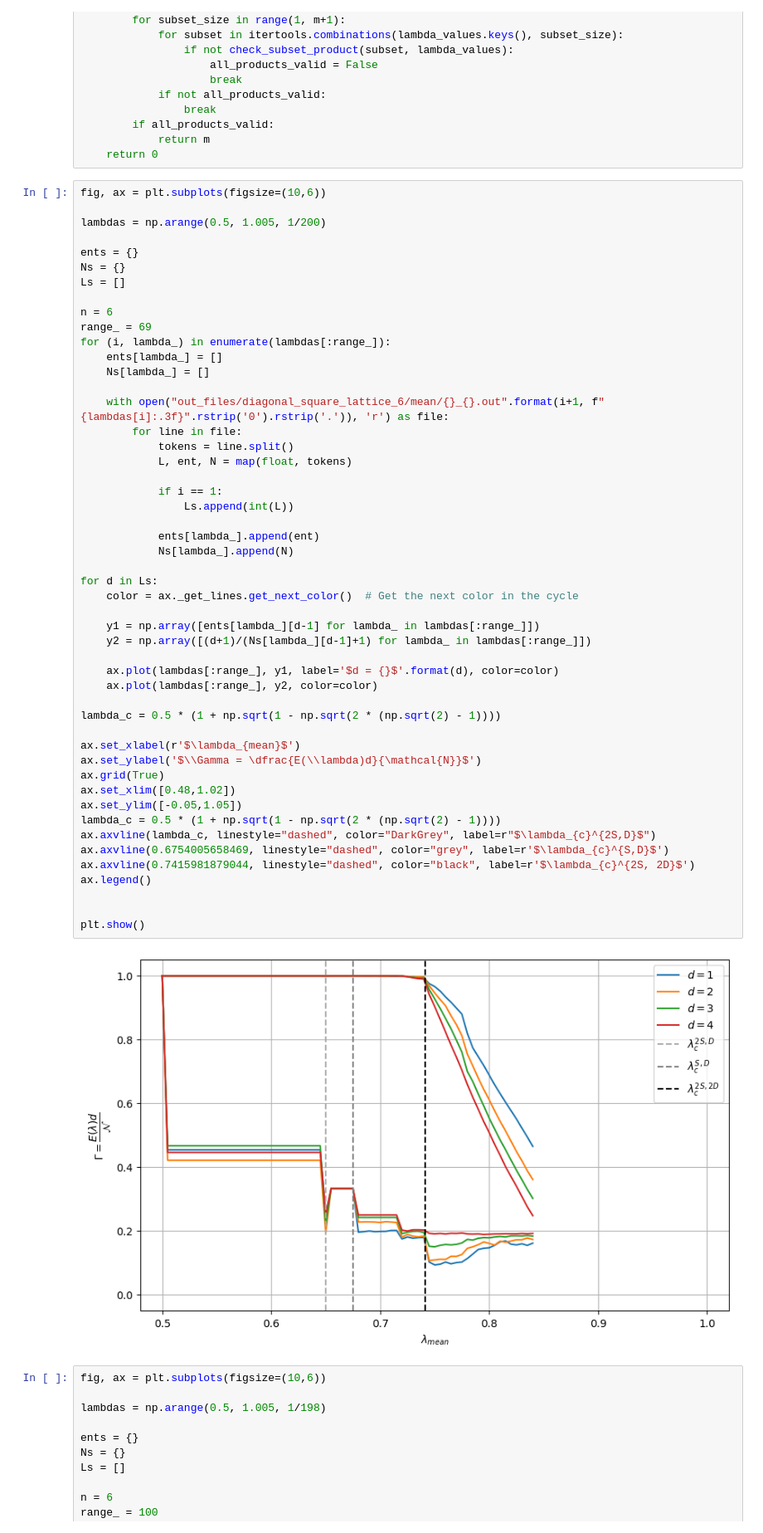
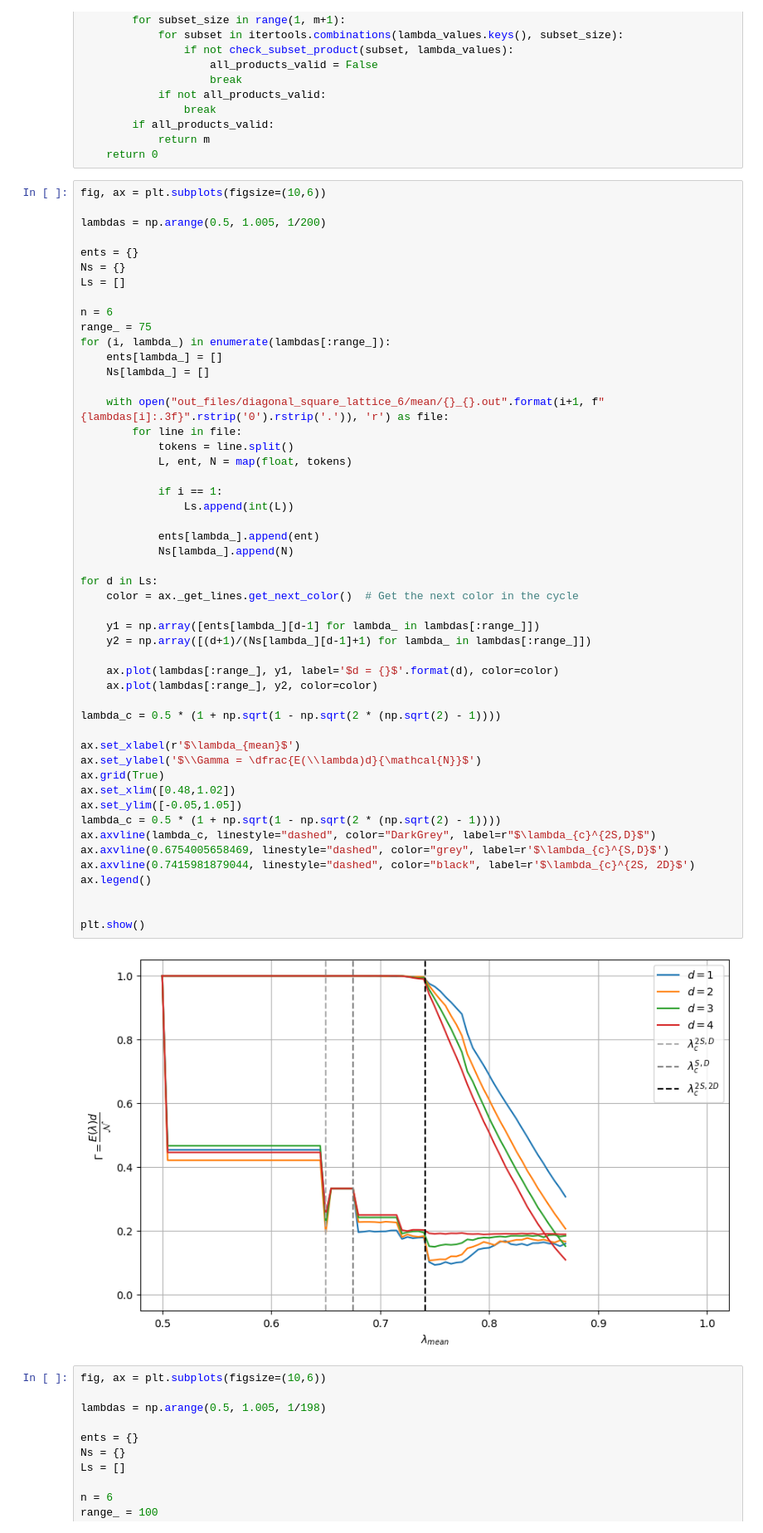
Before and after one commit to andreadegirolamo99/QNets, a Jupyter notebook: plots.ipynb, the cells around one changed output. Shown at 83% size. Drawn from its saved outputs; the diff is of its cells as text.

```diff
--- a/plots.ipynb
+++ b/plots.ipynb
@@ -253,7 +253,7 @@ Ns = {}
 Ls = []
 
 n = 6
-range_ = 69
+range_ = 75
 for (i, lambda_) in enumerate(lambdas[:range_]):
     ents[lambda_] = []
     Ns[lambda_] = []
@@ -267,34 +267,34 @@ for (i, lambda_) in enumerate(lambdas[:range_]):
                 Ls.append(int(L))
 
             ents[lambda_].append(ent)
             Ns[lambda_].append(N)
 
 for d in Ls:
     color = ax._get_lines.get_next_color()  # Get the next color in the cycle
 
     y1 = np.array([ents[lambda_][d-1] for lambda_ in lambdas[:range_]])
     y2 = np.array([(d+1)/(Ns[lambda_][d-1]+1) for lambda_ in lambdas[:range_]])
 
     ax.plot(lambdas[:range_], y1, label='$d = {}$'.format(d), color=color)
     ax.plot(lambdas[:range_], y2, color=color)
 
 lambda_c = 0.5 * (1 + np.sqrt(1 - np.sqrt(2 * (np.sqrt(2) - 1))))
 
 ax.set_xlabel(r'$\lambda_{mean}$')
 ax.set_ylabel('$\\Gamma = \dfrac{E(\\lambda)d}{\mathcal{N}}$')
 ax.grid(True)
 ax.set_xlim([0.48,1.02])
 ax.set_ylim([-0.05,1.05])
 lambda_c = 0.5 * (1 + np.sqrt(1 - np.sqrt(2 * (np.sqrt(2) - 1))))
 ax.axvline(lambda_c, linestyle="dashed", color="DarkGrey", label=r"$\lambda_{c}^{2S,D}$")
 ax.axvline(0.6754005658469, linestyle="dashed", color="grey", label=r'$\lambda_{c}^{S,D}$')
 ax.axvline(0.7415981879044, linestyle="dashed", color="black", label=r'$\lambda_{c}^{2S, 2D}$')
 ax.legend()
 
 
 plt.show()
 # %% [output]
-[figure, old version]
+[figure, new version]
 # %%
 fig, ax = plt.subplots(figsize=(10,6))
 
```
Also changed, not shown: parts of 1 cell of this notebook, 2 other files.
